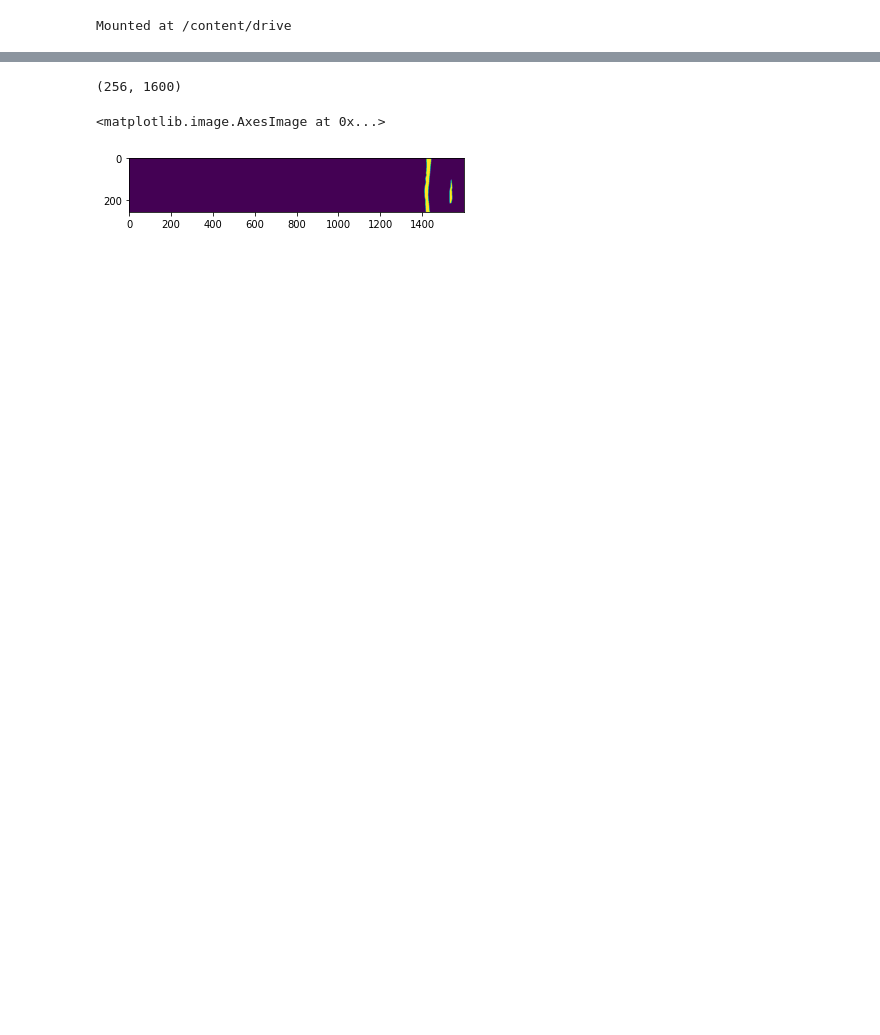
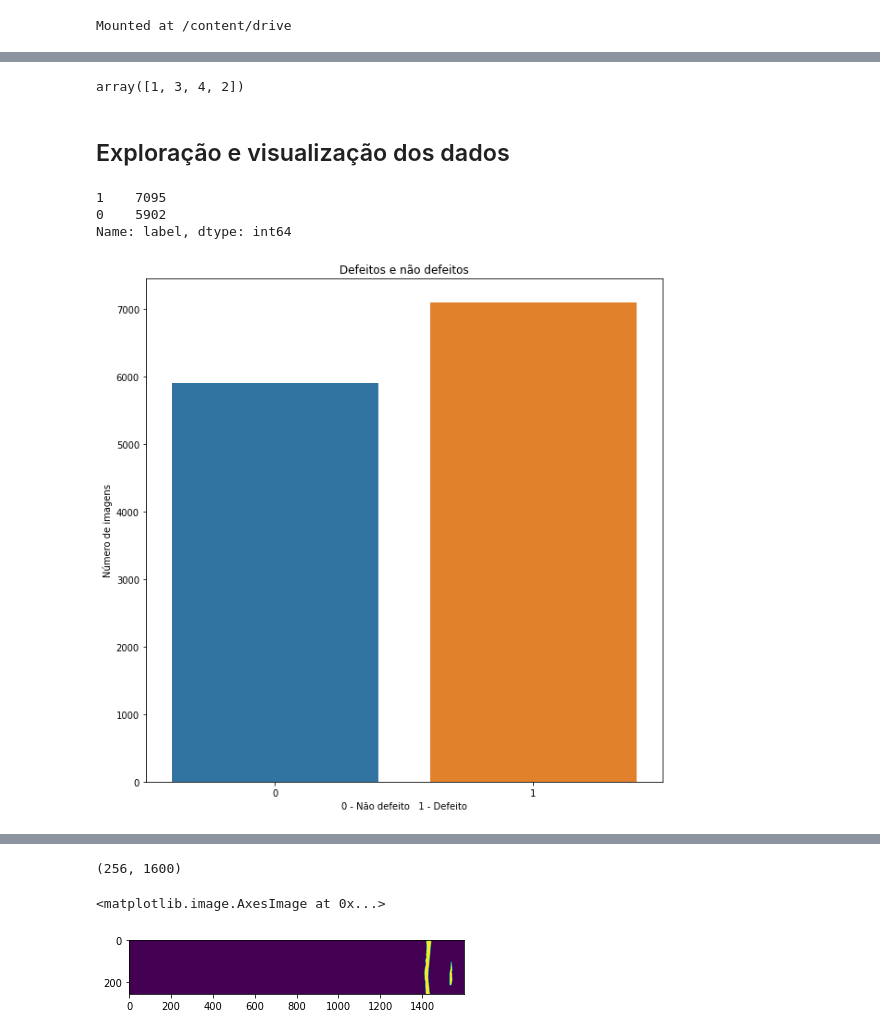
Before and after one commit to Laceles/Image_processing, a Jupyter notebook: Production_mantenance_departament/production_departament.ipynb, the cells around one changed output, grey strips where cells are left out. Drawn from its saved outputs; the diff is of its cells as text; code cells hidden in the pictures; blank space fills up the shorter version.

```diff
--- a/Production_mantenance_departament/production_departament.ipynb
+++ b/Production_mantenance_departament/production_departament.ipynb
@@ -154,0 +25,2 @@ cd /content/drive/MyDrive/Datasets/Departamento de manutenção
+# %%
+all_images_df = pd.read_csv('/content/drive/My Drive/Cursos - recursos/Ciência de Dados da Empresas e Negócios/Departamento de manutenção/defect_and_no_defect.csv')
@@ -154,0 +73,20 @@ cd /content/drive/MyDrive/Datasets/Departamento de manutenção
+# %%
+defect_class_mask_df['ClassId'].unique()
+# %% [output]
+array([1, 3, 4, 2])
+# %% [markdown]
+## Exploração e visualização dos dados
+# %%
+all_images_df['label'].value_counts()
+# %% [output]
+1    7095
+0    5902
+Name: label, dtype: int64
+# %%
+plt.figure(figsize=(10,10))
+sns.barplot(x = all_images_df['label'].value_counts().index, y = all_images_df['label'].value_counts())
+plt.ylabel('Número de imagens')
+plt.xlabel('0 - Não defeito   1 - Defeito')
+plt.title('Defeitos e não defeitos');
+# %% [output]
+[figure, added]
```
Also changed, not shown: parts of 107 cells of this notebook.
